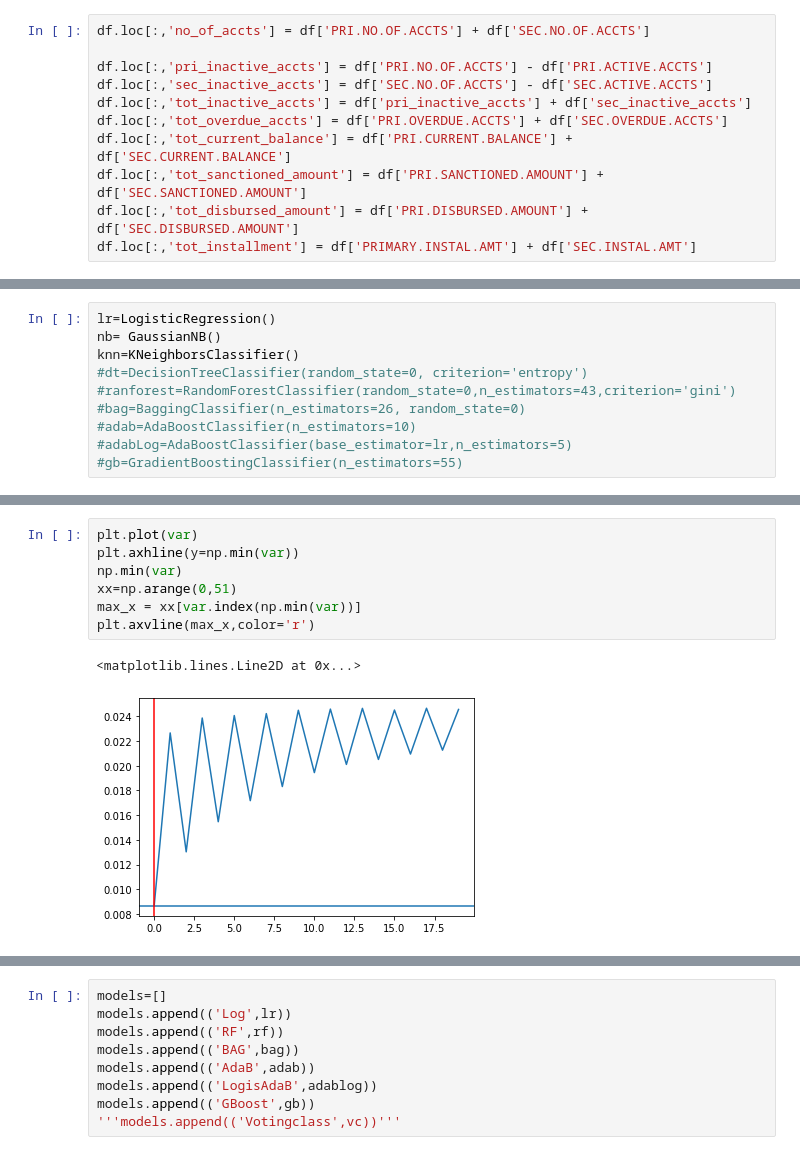
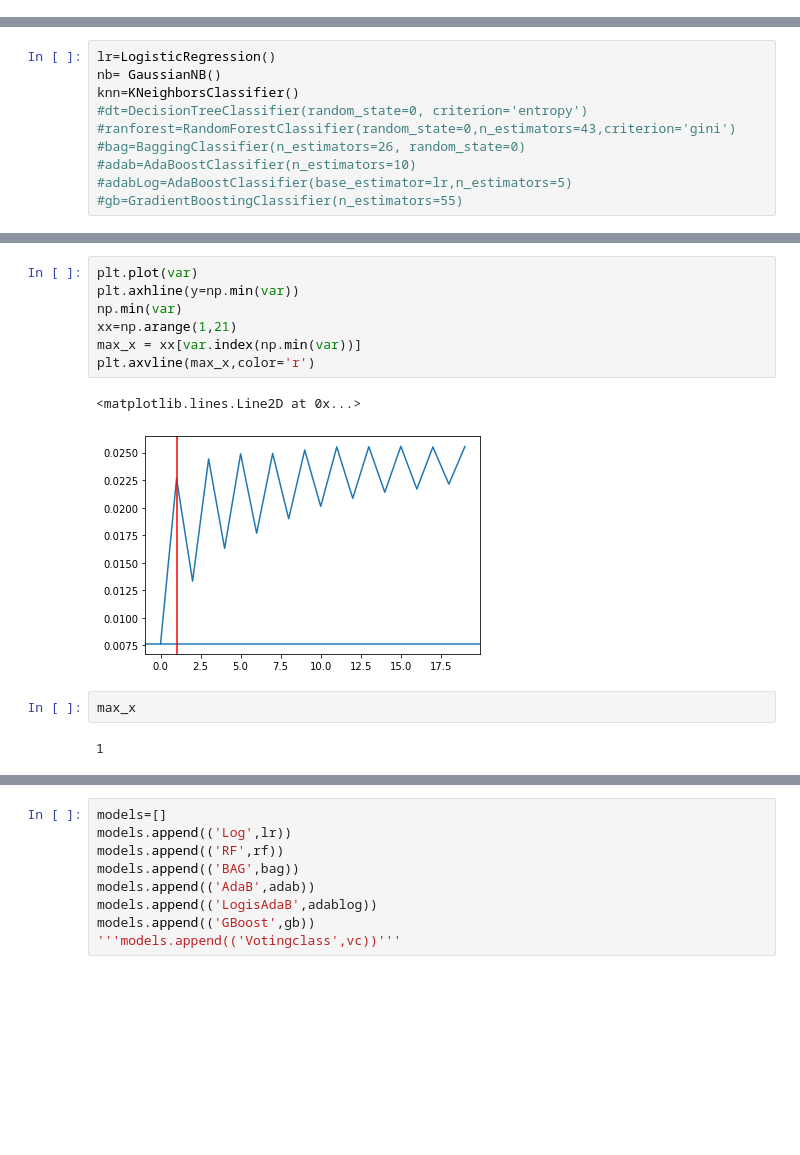
Before and after one commit to xavierigneous/Vehicle-Loan-Default-Prediction, a Jupyter notebook: Vishwanath/Model Iterations.ipynb, the cells around one changed output, grey strips where cells are left out. Drawn from its saved outputs; the diff is of its cells as text; blank space fills up the shorter version.

```diff
--- a/Vishwanath/Model Iterations.ipynb
+++ b/Vishwanath/Model Iterations.ipynb
@@ -72,17 +72,6 @@ df.loc[:,'sub_risk_label'] = df['credit_risk_grade'].apply(lambda x: sub_risk[x]
 df.loc[:,'employment_label'] = df['Employment.Type'].apply(lambda x: employment_map[x])
 
 df=df.drop(['PERFORM_CNS.SCORE.DESCRIPTION', 'credit_risk', 'credit_risk_grade','Employment.Type'],axis=1)
-# %%
-df.loc[:,'no_of_accts'] = df['PRI.NO.OF.ACCTS'] + df['SEC.NO.OF.ACCTS']
-
-df.loc[:,'pri_inactive_accts'] = df['PRI.NO.OF.ACCTS'] - df['PRI.ACTIVE.ACCTS']
-df.loc[:,'sec_inactive_accts'] = df['SEC.NO.OF.ACCTS'] - df['SEC.ACTIVE.ACCTS']
-df.loc[:,'tot_inactive_accts'] = df['pri_inactive_accts'] + df['sec_inactive_accts']
-df.loc[:,'tot_overdue_accts'] = df['PRI.OVERDUE.ACCTS'] + df['SEC.OVERDUE.ACCTS']
-df.loc[:,'tot_current_balance'] = df['PRI.CURRENT.BALANCE'] + df['SEC.CURRENT.BALANCE']
-df.loc[:,'tot_sanctioned_amount'] = df['PRI.SANCTIONED.AMOUNT'] + df['SEC.SANCTIONED.AMOUNT']
-df.loc[:,'tot_disbursed_amount'] = df['PRI.DISBURSED.AMOUNT'] + df['SEC.DISBURSED.AMOUNT']
-df.loc[:,'tot_installment'] = df['PRIMARY.INSTAL.AMT'] + df['SEC.INSTAL.AMT']
 # %%
 def duration(dur):
     yrs = int(dur.split(' ')[0].replace('yrs',''))
@@ -168,13 +157,17 @@ for i in np.arange(1,21):
 # %%
 plt.plot(var)
 plt.axhline(y=np.min(var))
 np.min(var)
-xx=np.arange(0,51)
+xx=np.arange(1,21)
 max_x = xx[var.index(np.min(var))]
 plt.axvline(max_x,color='r')
 # %% [output]
 <matplotlib.lines.Line2D at 0x...>
-[figure, old version]
+[figure, new version]
+# %%
+max_x
+# %% [output]
+1
 # %%
 from sklearn.model_selection import GridSearchCV
 params={'criterion':['entropy','gini']}
```
Also changed, not shown: parts of 26 cells of this notebook.
